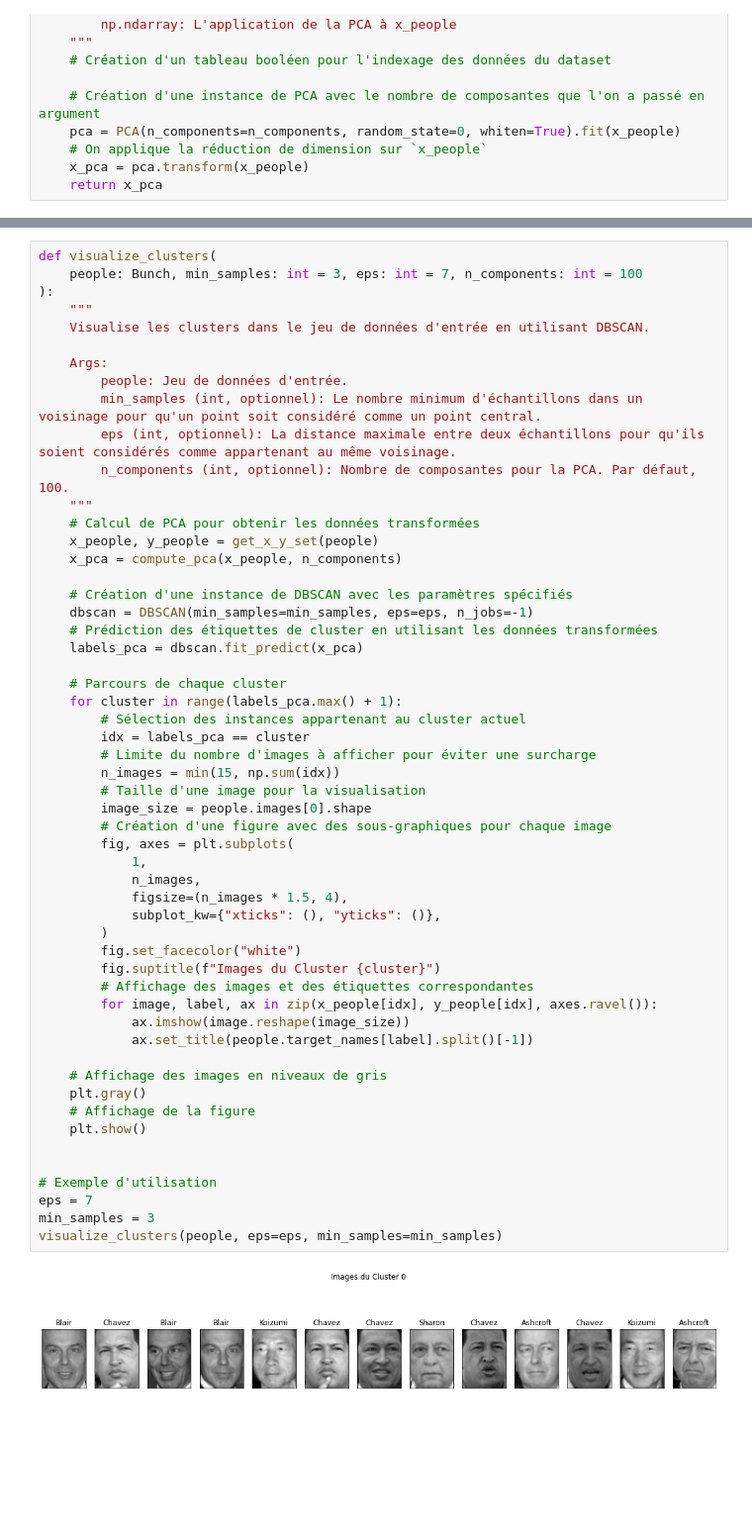
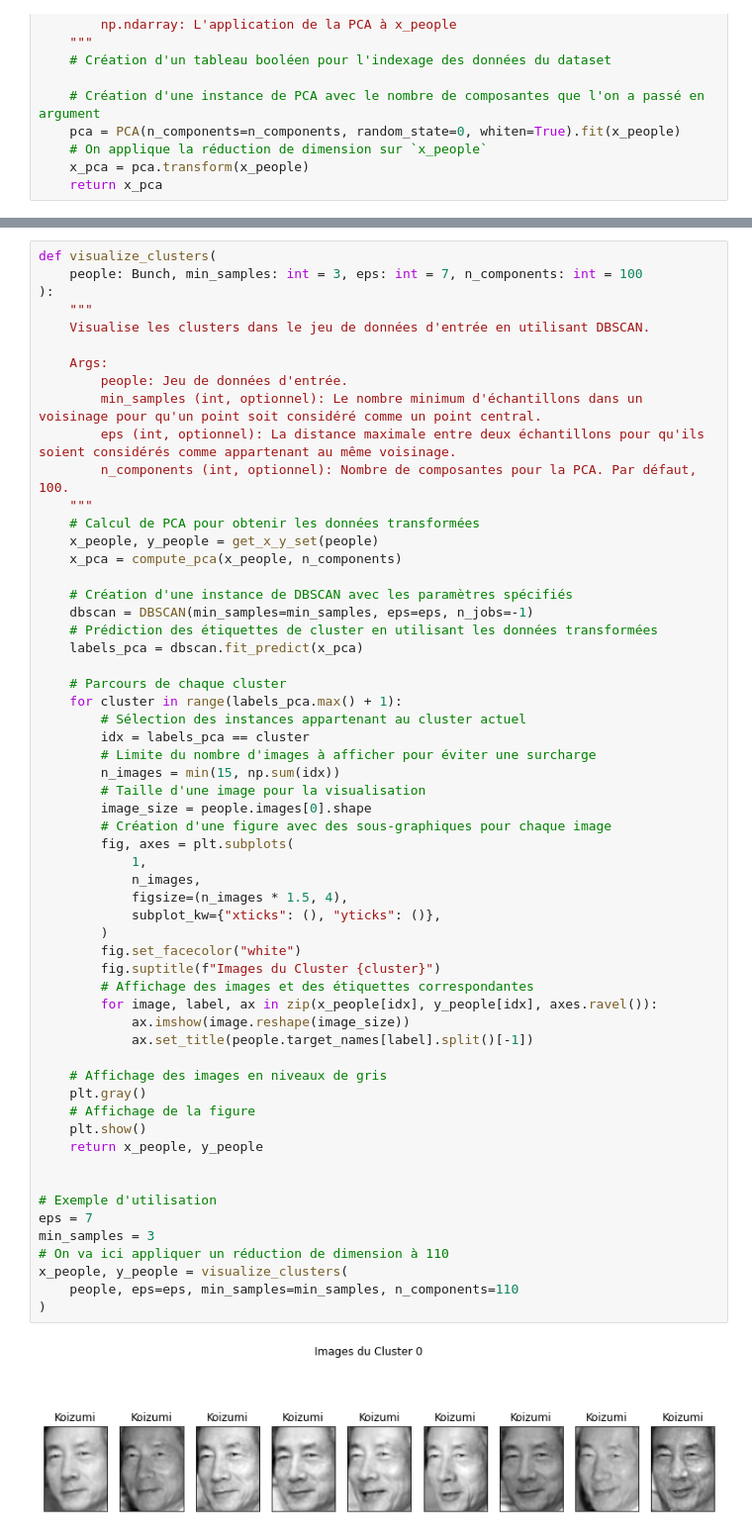
Before and after one commit to Bast-94/FTML-project, a Jupyter notebook: 7-Application_of_unsupervised_learning.ipynb, the cells around one changed output, grey strips where cells are left out. Shown at 99% size. Saved outputs shown, nothing was run; the diff lists cells and outputs as text; blank space fills up the shorter version.

```diff
--- a/7-Application_of_unsupervised_learning.ipynb
+++ b/7-Application_of_unsupervised_learning.ipynb
@@ -509,32 +513,36 @@ def visualize_clusters(
         # Sélection des instances appartenant au cluster actuel
         idx = labels_pca == cluster
         # Limite du nombre d'images à afficher pour éviter une surcharge
         n_images = min(15, np.sum(idx))
         # Taille d'une image pour la visualisation
         image_size = people.images[0].shape
         # Création d'une figure avec des sous-graphiques pour chaque image
         fig, axes = plt.subplots(
             1,
             n_images,
             figsize=(n_images * 1.5, 4),
             subplot_kw={"xticks": (), "yticks": ()},
         )
         fig.set_facecolor("white")
         fig.suptitle(f"Images du Cluster {cluster}")
         # Affichage des images et des étiquettes correspondantes
         for image, label, ax in zip(x_people[idx], y_people[idx], axes.ravel()):
             ax.imshow(image.reshape(image_size))
             ax.set_title(people.target_names[label].split()[-1])
 
     # Affichage des images en niveaux de gris
     plt.gray()
     # Affichage de la figure
     plt.show()
+    return x_people, y_people
 
 
 # Exemple d'utilisation
 eps = 7
 min_samples = 3
-visualize_clusters(people, eps=eps, min_samples=min_samples)
+# On va ici appliquer un réduction de dimension à 110
+x_people, y_people = visualize_clusters(
+    people, eps=eps, min_samples=min_samples, n_components=110
+)
 # %% [output]
-[figure, old version]
+[figure, new version]
```
Also changed, not shown: parts of 9 cells of this notebook.
